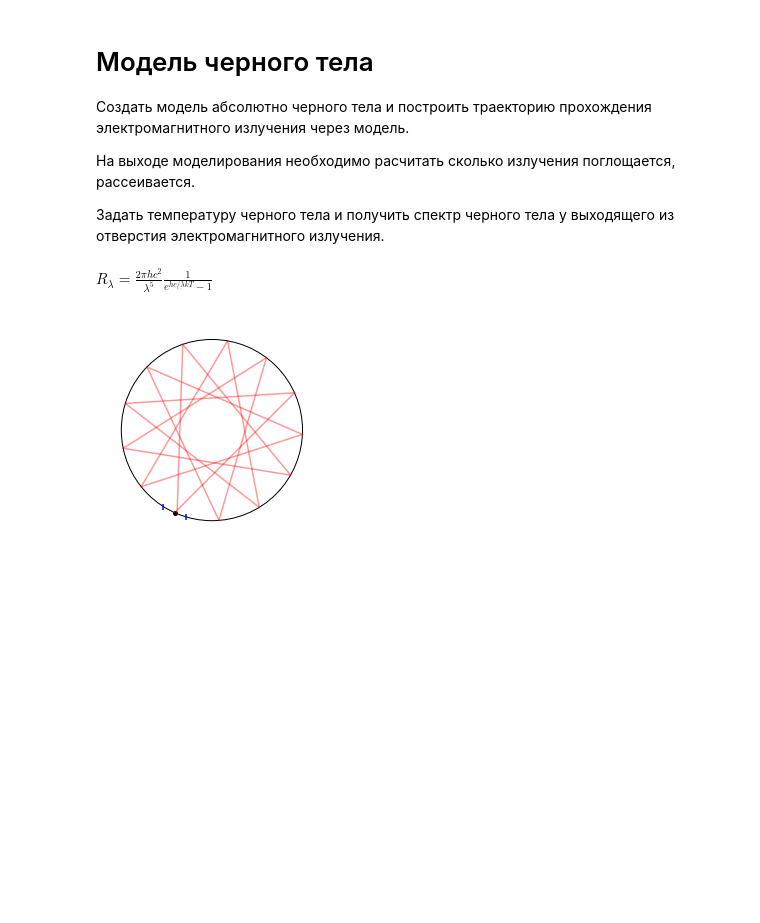
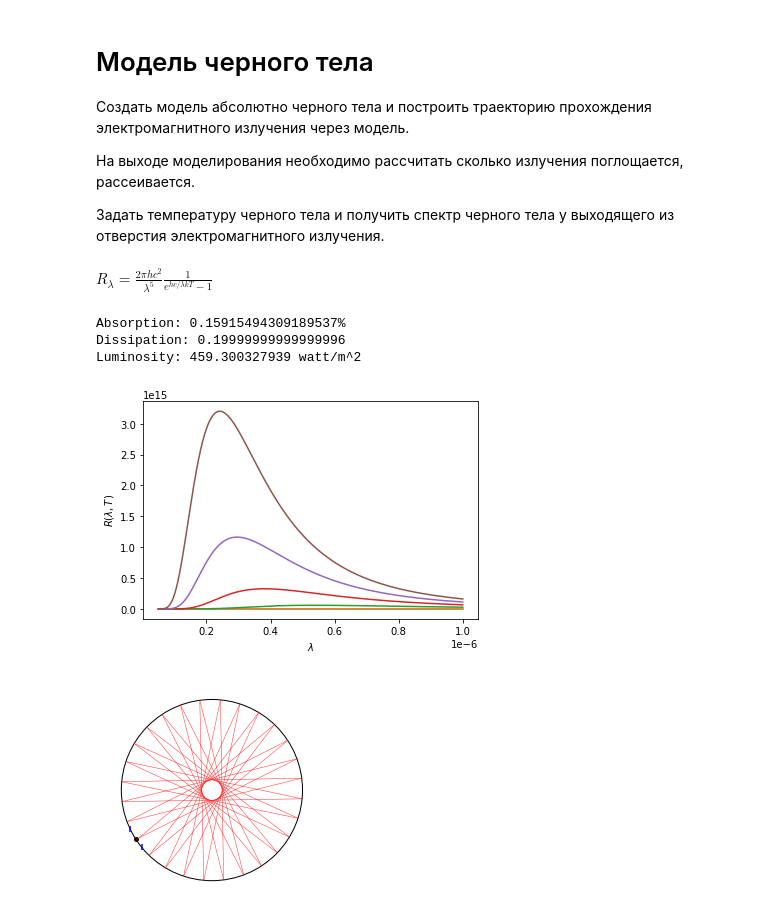
Before and after one commit to fadyat/ITMO-PROBLEMS, a Jupyter notebook: Physics/IV semester/Modeling/black_body/solution.ipynb, the cells around one changed output. Cells and saved outputs as stored; diff of their text form; code cells hidden in the pictures; blank space fills up the shorter version.

Commit message:
black body model

```diff
--- a/Physics/IV semester/Modeling/black_body/solution.ipynb
+++ b/Physics/IV semester/Modeling/black_body/solution.ipynb
@@ -3,7 +3,7 @@
 
 Создать модель абсолютно черного тела и построить траекторию прохождения электромагнитного излучения через модель.
 
-На выходе моделирования необходимо расчитать сколько излучения поглощается, рассеивается.
+На выходе моделирования необходимо расcчитать сколько излучения поглощается, рассеивается.
 
 Задать температуру черного тела и получить спектр черного тела у выходящего из отверстия электромагнитного излучения.
 # %% [markdown]
@@ -37,13 +37,14 @@ class Trajectory:
     # x^2 + y^2 = r^2
     eps = 1e-3
 
-    def __init__(self, line_coef: tuple, r: float, hole_size=.5):
+    def __init__(self, line_coef: tuple, r: float, hole_size=.5, black_body_coef=1):
         self.line_coef = line_coef
         self.r = r
         self.point = (0, 0)
         self.point = self.get_next_point()
         self.entry_point = self.point
-        self.hole_size = hole_size
+        self.hole_size = min(4 * self.r, hole_size)
+        self.black_body_coef = black_body_coef
 
     @staticmethod
     def line_coefficients(p0: tuple, p1: tuple):
@@ -91,7 +92,7 @@ class Trajectory:
         return math.dist(p0, p1)
 
     def get_closest(self, p0, pm, p2):
-        return p0 if self.distance_between(p0, pm) < self.distance_between(p2, pm) else pm
+        return p0 if self.distance_between(p0, pm) < self.distance_between(p2, pm) else p2
 
     def get_next_point(self):
         p0, p1 = self.solve_line_circle()
@@ -107,8 +108,8 @@ class Trajectory:
     def is_exit(self, p0: tuple):
         x0, y0 = self.entry_point
         x, y = p0
-        return (x - self.hole_size / 2 <= x0 <= x + self.hole_size / 2 and
-                y - self.hole_size / 2 <= y0 <= y + self.hole_size / 2)
+        return (max(-self.r, x - self.hole_size / 2) <= x0 <= min(x + self.hole_size / 2, self.r) and
+                max(-self.r, y - self.hole_size / 2) <= y0 <= min(y + self.hole_size / 2, self.r))
 
     def draw(self, niter=1):
         fig = plt.figure()
@@ -121,18 +122,18 @@ class Trajectory:
             intersection_point = self.solve_lines(perpendicular_line, self.line_coef)
             symmetrical_point = self.get_symmetrical_point(intersection_point, (0, 0))
             symmetrical_line = self.line_coefficients(next_point, symmetrical_point)
-            points = np.linspace(self.point[0], next_point[0])
-            ax.plot(points, self.line_value(self.line_coef, points), c='red', alpha=.4)
+            points = np.linspace(self.point[0], next_point[0], 2)
+            ax.plot(points, self.line_value(self.line_coef, points), c='red', alpha=.8, linewidth=.5)
+            self.line_coef = symmetrical_line
+            self.point = next_point
             if self.is_exit(next_point):
                 break
-            self.line_coef = symmetrical_line
-            self.point = next_point
             niter -= 1
 
         plt.gcf().gca().add_artist(plt.Circle((0, 0), self.r, fill=False))
-        x_left, x_right = self.entry_point[0] - self.hole_size / 2, self.entry_point[0] + self.hole_size / 2
+        x_left, x_right = (max(-self.r, self.entry_point[0] - self.hole_size / 2),
+                           min(self.r, self.entry_point[0] + self.hole_size / 2))
         ys_left, ys_right = self.circle_value(x_left), self.circle_value(x_right)
-
         closest_left = self.get_closest((x_left, ys_left[0]), self.entry_point, (x_left, ys_left[1]))
         closest_right = self.get_closest((x_right, ys_right[0]), self.entry_point, (x_right, ys_right[1]))
         plt.scatter(closest_left[0], closest_left[1], marker="|", c='blue')
@@ -141,10 +142,22 @@ class Trajectory:
         plt.xlim([-1.2 * self.r, 1.2 * self.r])
         plt.ylim([-1.2 * self.r, 1.2 * self.r])
         plt.axis('off')
+
+    def info(self, temperature):
+        k = (self.black_body_coef / (1 - self.black_body_coef) if self.black_body_coef != 1 else 0)
+        energy_absorption = k * (self.hole_size / (np.pi * self.r))
+        energy_dissipation = 1 - self.black_body_coef
+        energy_luminosity = sigma * temperature ** 4
+        print(f'Absorption: {energy_absorption}% \nDissipation: {energy_dissipation} \nLuminosity: {energy_luminosity} watt/m^2')
 # %%
 if __name__ == '__main__':
-    trajectory = Trajectory((-1, 1, 2), 4, 1)
-    # analyze()
-    trajectory.draw(34)
+    trajectory = Trajectory((-1, 2, 2), 8, 1, black_body_coef=0.8)
+    analyze()
+    trajectory.draw(100)
+    trajectory.info(300)
 # %% [output]
+Absorption: 0.15915494309189537%
+Dissipation: 0.19999999999999996
+Luminosity: 459.300327939 watt/m^2
-[figure, old version]
+[figure, new version]
+[figure, added]
```
Also changed, not shown: parts of 1 cell of this notebook.
